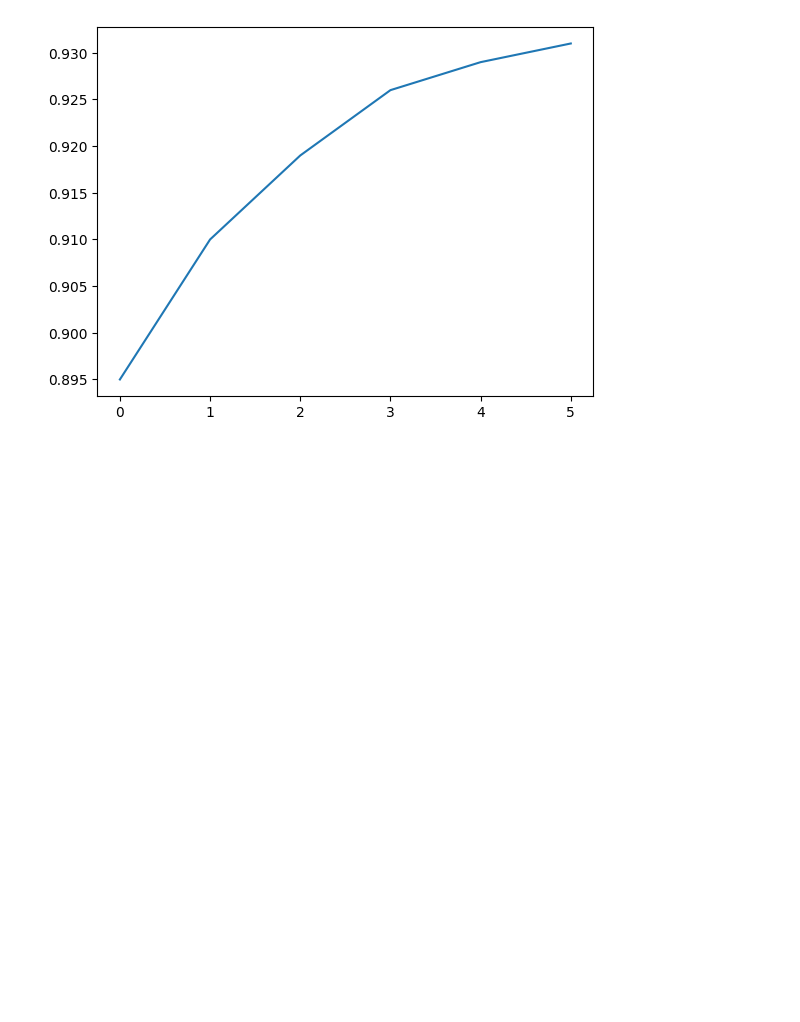
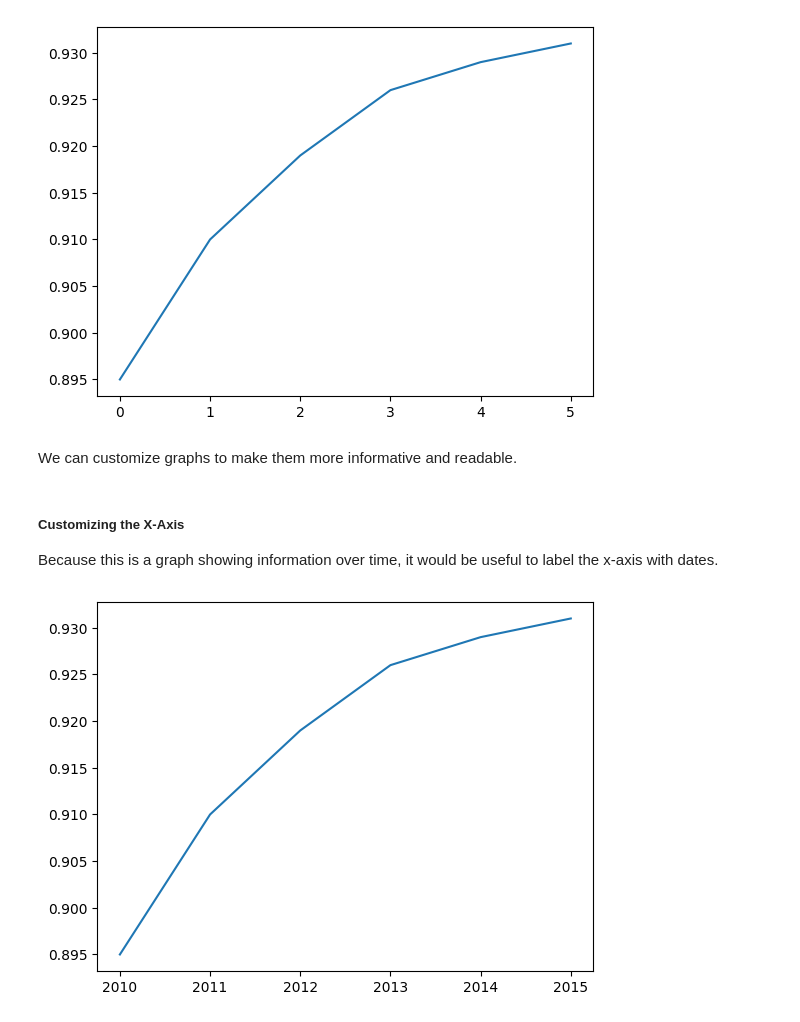
Before and after one commit to veronicasb/data_analysis, a Jupyter notebook: lesson5_visualization.ipynb, the cells around one changed output. Cells and saved outputs as stored; diff of their text form; code cells hidden in the pictures; blank space fills up the shorter version.

Commit message:
Lesson 5: finished intro and "line charts" section
Of "Data Analysis with Python Course" (6:01-6:27) from freeCodeCamp.org

```diff
--- a/lesson5_visualization.ipynb
+++ b/lesson5_visualization.ipynb
@@ -48,3 +48,13 @@ We can visualize trends in this data with a line chart using plt.plot()
 plt.plot(apple_yields);
 # %% [output]
 [figure]
+# %% [markdown]
+We can customize graphs to make them more informative and readable.
+# %% [markdown]
+##### Customizing the X-Axis
+Because this is a graph showing information over time, it would be useful to label the x-axis with dates.
+# %%
+years = [2010, 2011, 2012, 2013, 2014, 2015]
+plt.plot(years, apple_yields);
+# %% [output]
+[figure, added]
```
Also changed, not shown: parts of 16 cells of this notebook.
